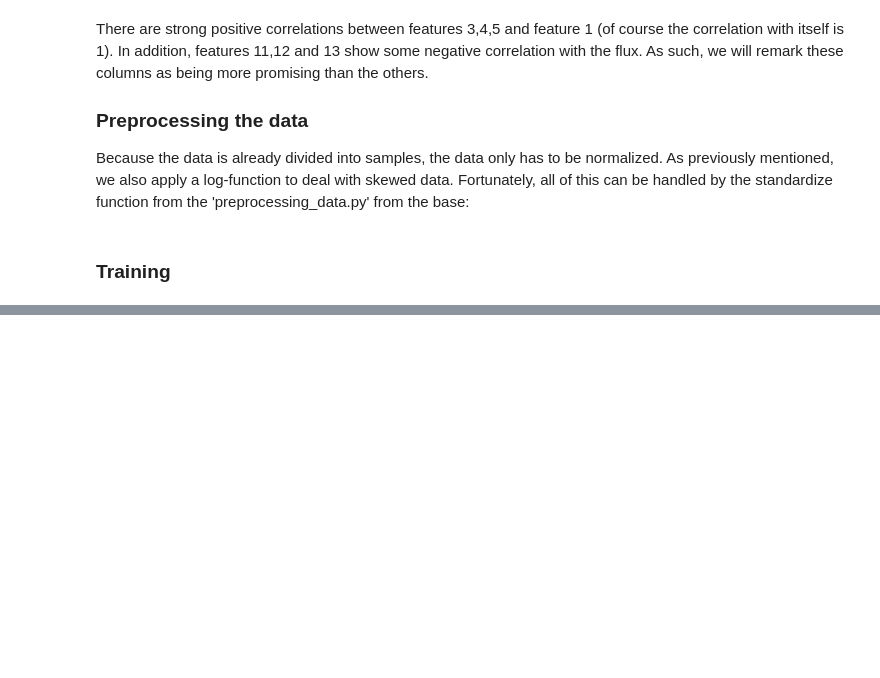
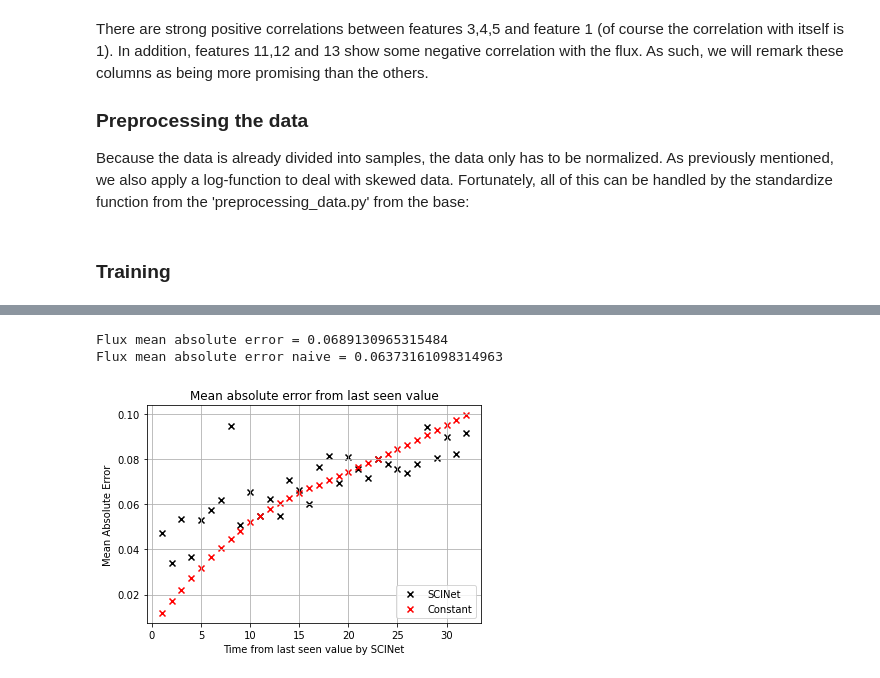
Before and after one commit to HiddeKanger/SCINet, a Jupyter notebook: exp/solar/Solar_Active_Regions.ipynb, the cells around one changed output, grey strips where cells are left out. Saved outputs shown, nothing was run; the diff lists cells and outputs as text; code cells hidden in the pictures; blank space fills up the shorter version.

```diff
--- a/exp/solar/Solar_Active_Regions.ipynb
+++ b/exp/solar/Solar_Active_Regions.ipynb
@@ -148,0 +219,28 @@ Epoch 1/50
+# %%
+from sklearn.metrics import mean_absolute_error
+
+print('Flux mean absolute error = ' + str(mean_absolute_error(y_test_proc[:,:,0],y_pred[:,:,0])))
+print('Flux mean absolute error naive = ' + str(mean_absolute_error(y_test_flux_naive,y_test_proc[:,:,0])))
+
+time_from_last_x = np.arange(1,Y_len+1)
+time_wise_mae = []
+time_wise_mae_naive = []
+
+for i in range(y_test.shape[1]):
+    time_wise_mae.append(mean_absolute_error(y_test_proc[:,i,0],y_pred[:,i,0]))
+    time_wise_mae_naive.append(mean_absolute_error(y_test_proc[:,i,0],y_test_flux_naive[:,i]))
+
+plt.scatter(time_from_last_x, time_wise_mae, color = 'black', marker='x', label = 'SCINet')
+plt.scatter(time_from_last_x, time_wise_mae_naive, color = 'red', marker='x', label = 'Constant')
+plt.xlabel('Time from last seen value by SCINet')
+plt.ylabel('Mean Absolute Error')
+plt.grid()
+plt.legend()
+plt.title('Mean absolute error from last seen value')
+
+
+plt.show()
+# %% [output]
+Flux mean absolute error = 0.0689130965315484
+Flux mean absolute error naive = 0.06373161098314963
+[figure, added]
```
Also changed, not shown: parts of 5 cells of this notebook, 5 other files.
